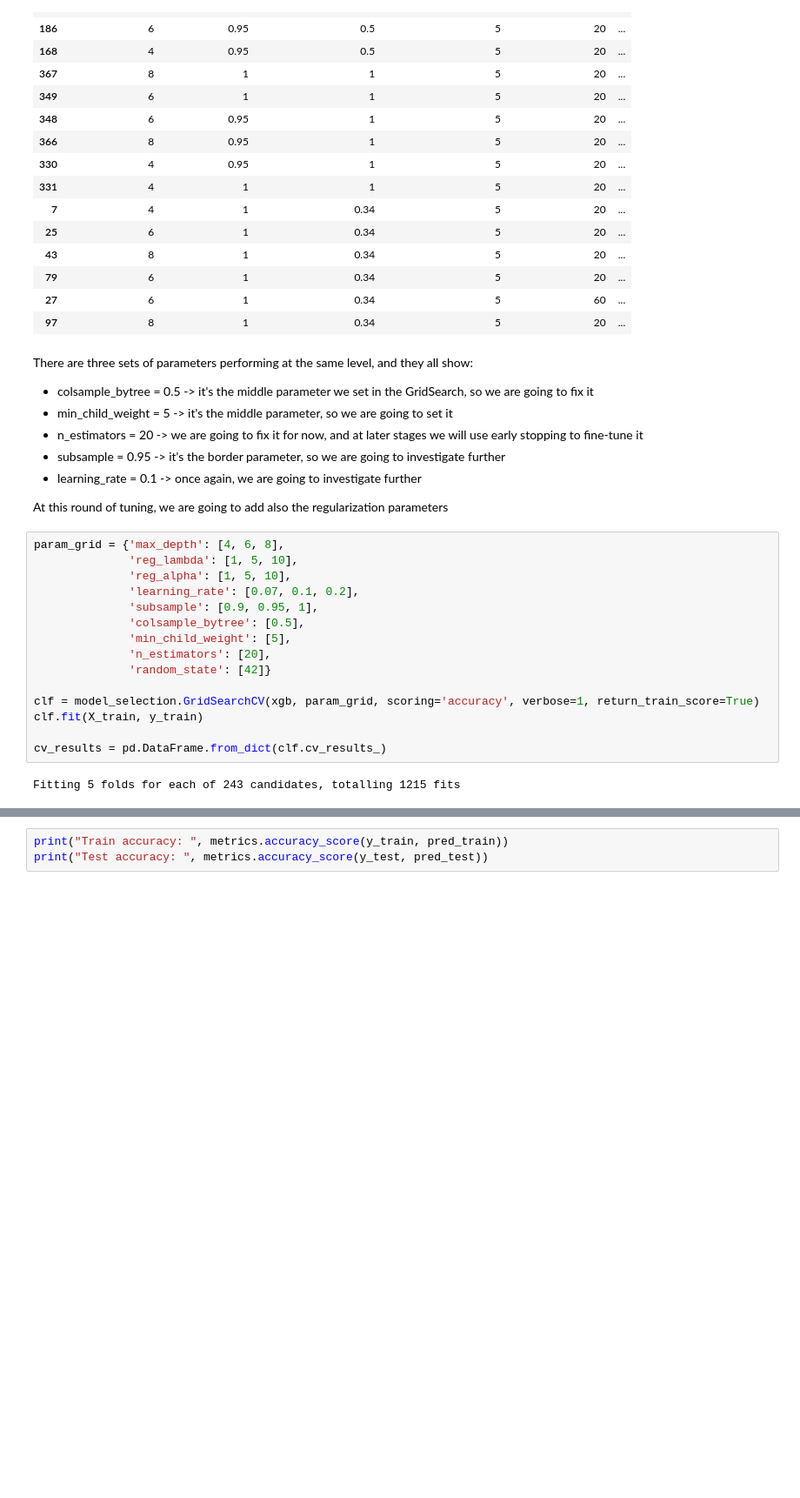
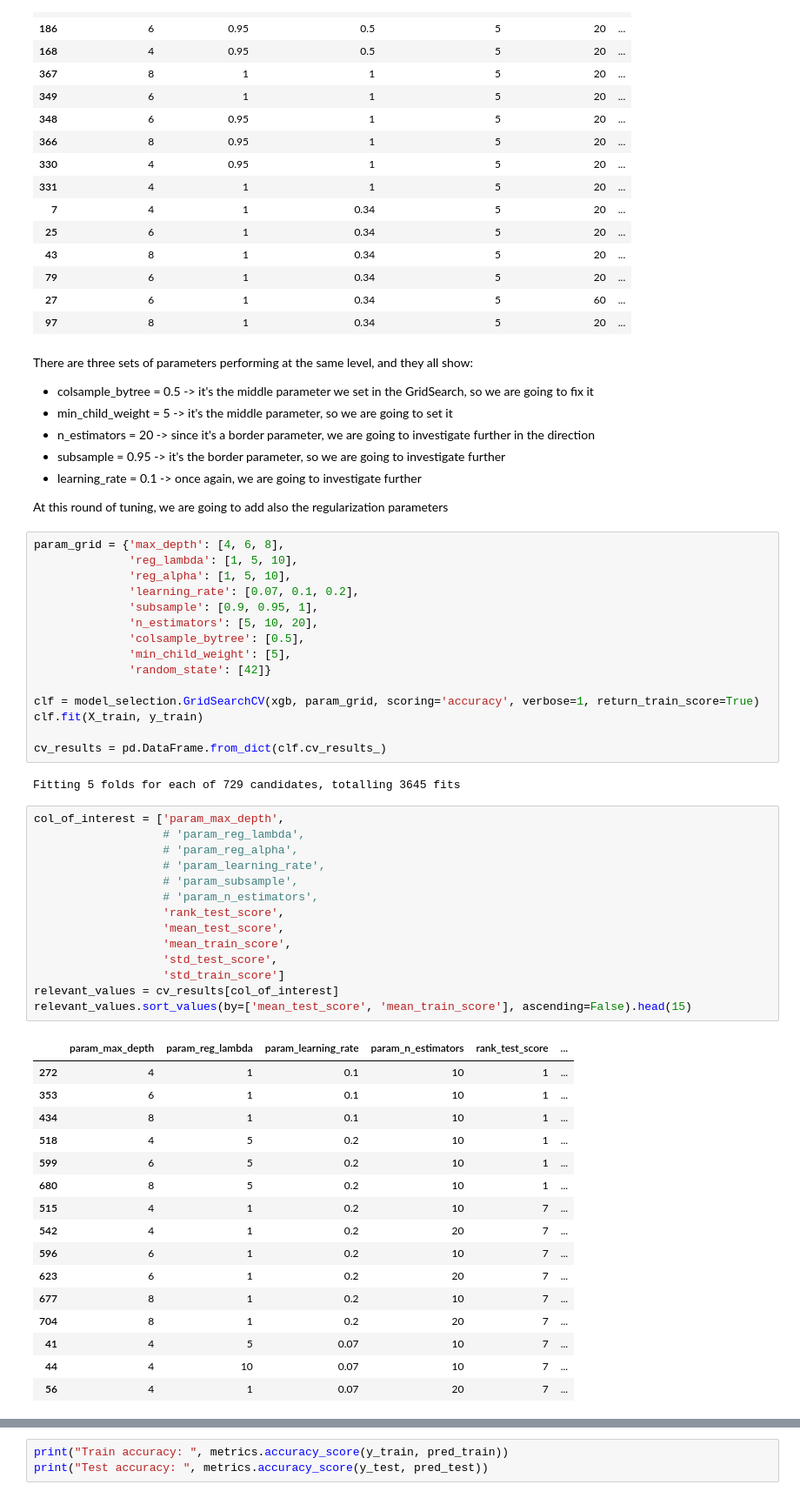
Before and after one commit to Ilvecho/Happy-Customers, a Jupyter notebook: Notebook_for_dev.ipynb, the cells around one changed output, grey strips where cells are left out. Shown at 87% size. Cells and saved outputs as stored; diff of their text form; blank space fills up the shorter version.

```diff
--- a/Notebook_for_dev.ipynb
+++ b/Notebook_for_dev.ipynb
@@ -563,7 +563,7 @@ relevant_values.sort_values(by=['rank_test_score']).head(15)
 There are three sets of parameters performing at the same level, and they all show:
 *  colsample_bytree = 0.5 -> it's the middle parameter we set in the GridSearch, so we are going to fix it
 *  min_child_weight = 5 -> it's the middle parameter, so we are going to set it
-*  n_estimators = 20 -> we are going to fix it for now, and at later stages we will use early stopping to fine-tune it
+*  n_estimators = 20 -> since it's a border parameter, we are going to investigate further in the direction
 *  subsample = 0.95 -> it's the border parameter, so we are going to investigate further
 *  learning_rate = 0.1 -> once again, we are going to investigate further
 
@@ -575,9 +575,9 @@ param_grid = {'max_depth': [4, 6, 8],
               'reg_alpha': [1, 5, 10],
               'learning_rate': [0.07, 0.1, 0.2],
               'subsample': [0.9, 0.95, 1],
+              'n_estimators': [5, 10, 20],
               'colsample_bytree': [0.5],
               'min_child_weight': [5],
-              'n_estimators': [20],
               'random_state': [42]}
 
 clf = model_selection.GridSearchCV(xgb, param_grid, scoring='accuracy', verbose=1, return_train_score=True)
@@ -585,4 +585,35 @@ clf.fit(X_train, y_train)
 
 cv_results = pd.DataFrame.from_dict(clf.cv_results_)
 # %% [output]
-Fitting 5 folds for each of 243 candidates, totalling 1215 fits
+Fitting 5 folds for each of 729 candidates, totalling 3645 fits
+# %%
+col_of_interest = ['param_max_depth',
+                   # 'param_reg_lambda',
+                   # 'param_reg_alpha',
+                   # 'param_learning_rate',
+                   # 'param_subsample',
+                   # 'param_n_estimators',
+                   'rank_test_score',
+                   'mean_test_score',
+                   'mean_train_score',
+                   'std_test_score',
+                   'std_train_score']
+relevant_values = cv_results[col_of_interest]
+relevant_values.sort_values(by=['mean_test_score', 'mean_train_score'], ascending=False).head(15)
+# %% [output]
+|  | param_max_depth | param_reg_lambda | param_learning_rate | param_n_estimators | rank_test_score | ... |
+| 272 | 4 | 1 | 0.1 | 10 | 1 | ... |
+| 353 | 6 | 1 | 0.1 | 10 | 1 | ... |
+| 434 | 8 | 1 | 0.1 | 10 | 1 | ... |
+| 518 | 4 | 5 | 0.2 | 10 | 1 | ... |
+| 599 | 6 | 5 | 0.2 | 10 | 1 | ... |
+| 680 | 8 | 5 | 0.2 | 10 | 1 | ... |
+| 515 | 4 | 1 | 0.2 | 10 | 7 | ... |
+| 542 | 4 | 1 | 0.2 | 20 | 7 | ... |
+| 596 | 6 | 1 | 0.2 | 10 | 7 | ... |
+| 623 | 6 | 1 | 0.2 | 20 | 7 | ... |
+| 677 | 8 | 1 | 0.2 | 10 | 7 | ... |
+| 704 | 8 | 1 | 0.2 | 20 | 7 | ... |
+| 41 | 4 | 5 | 0.07 | 10 | 7 | ... |
+| 44 | 4 | 10 | 0.07 | 10 | 7 | ... |
+| 56 | 4 | 1 | 0.07 | 20 | 7 | ... |
```
Also changed, not shown: parts of 10 cells of this notebook.
